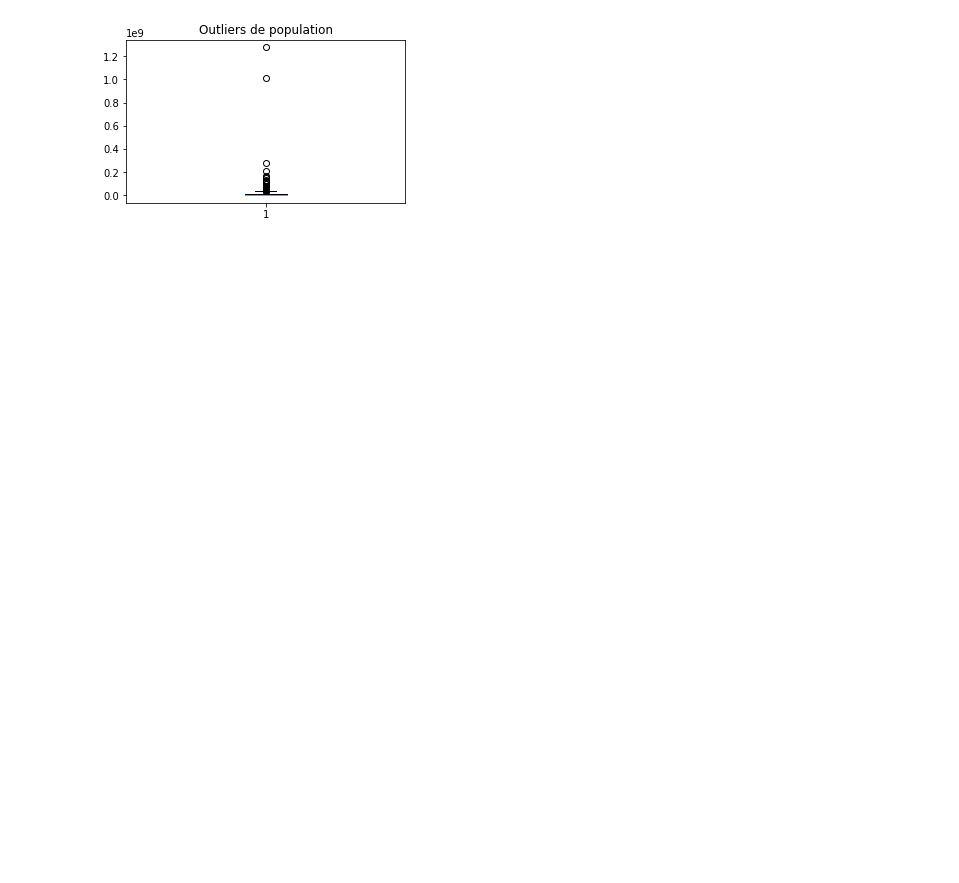
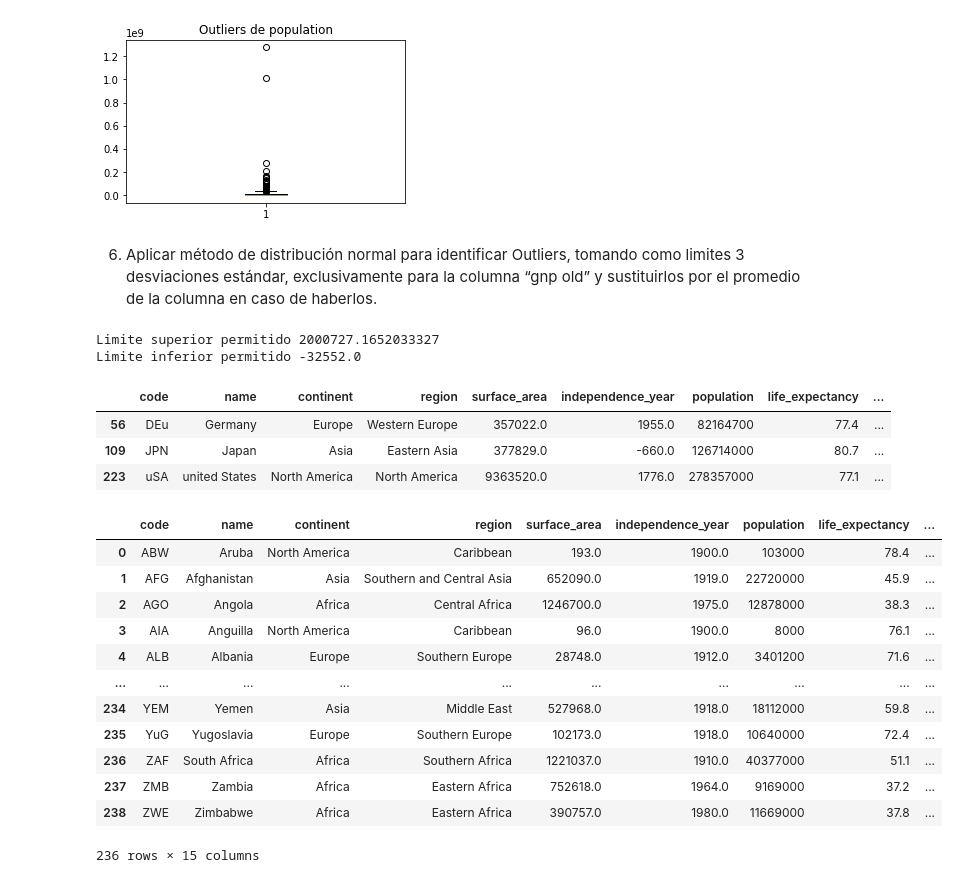
Before and after one commit to Ick3r/RETO_FINAL, a Jupyter notebook: reto_final.ipynb, the cells around one changed output. Cells and saved outputs as stored; diff of their text form; code cells hidden in the pictures; blank space fills up the shorter version.

Commit message:
distn normal para identificar Outliers y sustituirlos

```diff
--- a/reto_final.ipynb
+++ b/reto_final.ipynb
@@ -333,3 +333,44 @@ plt.title("Outliers de population")
 plt.show()
 # %% [output]
 [figure]
+# %% [markdown]
+6. Aplicar método de distribución normal para identificar Outliers, tomando como limites 3 desviaciones estándar, exclusivamente para la columna “gnp old” y sustituirlos por el promedio de la columna en caso de haberlos.
+# %%
+#Variable: gnp_old.
+
+x7= copia ["gnp_old"]
+LimiteSuperior7 = x7.mean() + 3*x7.std()
+LimiteInterior7 = x7.mean() - 3*x7.std()
+
+print("Limite superior permitido", LimiteSuperior7)
+print("Limite inferior permitido", LimiteInferior7)
+# %% [output]
+Limite superior permitido 2000727.1652033327
+Limite inferior permitido -32552.0
+# %%
+#Identificación de Outliers
+otlrs_gnp_old_devest= copia [(x7>LimiteSuperior7) | (x7<LimiteInferior7)]
+otlrs_gnp_old_devest
+# %% [output]
+|  | code | name | continent | region | surface_area | independence_year | population | life_expectancy | ... |
+| 56 | DEu | Germany | Europe | Western Europe | 357022.0 | 1955.0 | 82164700 | 77.4 | ... |
+| 109 | JPN | Japan | Asia | Eastern Asia | 377829.0 | -660.0 | 126714000 | 80.7 | ... |
+| 223 | uSA | united States | North America | North America | 9363520.0 | 1776.0 | 278357000 | 77.1 | ... |
+# %%
+#Convertir los outliers en NA's
+data3=copia[(x7<=LimiteSuperior7)&(x7>=LimiteInferior7)]
+data3
+# %% [output]
+|  | code | name | continent | region | surface_area | independence_year | population | life_expectancy | ... |
+| 0 | ABW | Aruba | North America | Caribbean | 193.0 | 1900.0 | 103000 | 78.4 | ... |
+| 1 | AFG | Afghanistan | Asia | Southern and Central Asia | 652090.0 | 1919.0 | 22720000 | 45.9 | ... |
+| 2 | AGO | Angola | Africa | Central Africa | 1246700.0 | 1975.0 | 12878000 | 38.3 | ... |
+| 3 | AIA | Anguilla | North America | Caribbean | 96.0 | 1900.0 | 8000 | 76.1 | ... |
+| 4 | ALB | Albania | Europe | Southern Europe | 28748.0 | 1912.0 | 3401200 | 71.6 | ... |
+| ... | ... | ... | ... | ... | ... | ... | ... | ... | ... |
+| 234 | YEM | Yemen | Asia | Middle East | 527968.0 | 1918.0 | 18112000 | 59.8 | ... |
+| 235 | YuG | Yugoslavia | Europe | Southern Europe | 102173.0 | 1918.0 | 10640000 | 72.4 | ... |
+| 236 | ZAF | South Africa | Africa | Southern Africa | 1221037.0 | 1910.0 | 40377000 | 51.1 | ... |
+| 237 | ZMB | Zambia | Africa | Eastern Africa | 752618.0 | 1964.0 | 9169000 | 37.2 | ... |
+| 238 | ZWE | Zimbabwe | Africa | Eastern Africa | 390757.0 | 1980.0 | 11669000 | 37.8 | ... |
+236 rows × 15 columns
```
Also changed, not shown: parts of 1 cell of this notebook.
